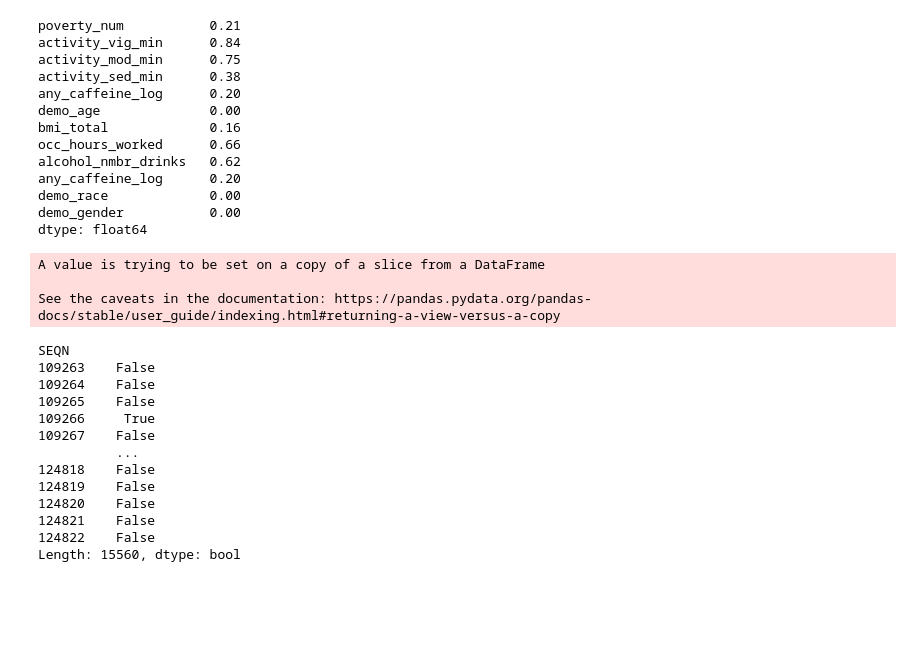
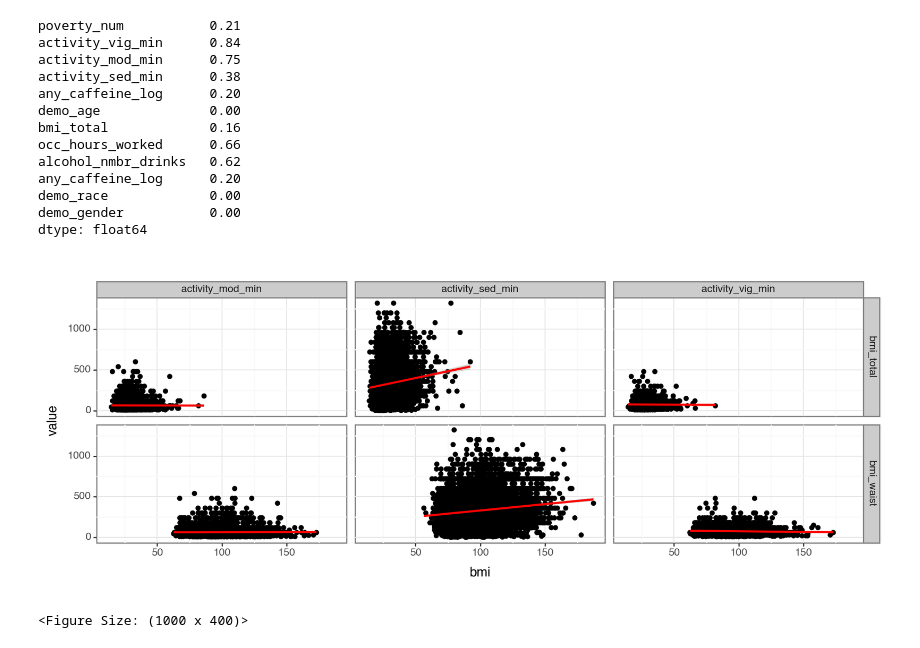
Before and after one commit to mcanearm/YGTBKM, a Jupyter notebook: paper/eda/eda.ipynb, the cells around one changed output. Drawn from its saved outputs; the diff is of its cells as text; code cells hidden in the pictures; blank space fills up the shorter version.

Commit message:
update EDA and data pipeline for paper

```diff
--- a/paper/eda/eda.ipynb
+++ b/paper/eda/eda.ipynb
@@ -198,30 +234,35 @@ any_caffeine_log      0.20
 demo_race             0.00
 demo_gender           0.00
 dtype: float64
-# %%
-# df["alcohol_nmbr_drinks"] = df["alcohol_nmbr_drinks"].fillna(0)
-
-def ex_category(vig_ex, mod_ex, sed_ex):
-    if np.maximum(df["activity_vig_min"], df["activity_mod_min"], df["activity_sed_min"]) == df["activity_vig_min"]:
-        return "vigorous"
-    if np.maximum(df["activity_vig_min"], df["activity_mod_min"], df["activity_sed_min"]) == df["activity_mod_min"]:
-        return "moderate"
-    else:
-        return "sedentary"
-# %% [output]
-A value is trying to be set on a copy of a slice from a DataFrame
-
-See the caveats in the documentation: https://pandas.pydata.org/pandas-docs/stable/user_guide/indexing.html#returning-a-view-versus-a-copy
-SEQN
-109263    False
-109264    False
-109265    False
-109266     True
-109267    False
-          ...
-124818    False
-124819    False
-124820    False
-124821    False
-124822    False
-Length: 15560, dtype: bool
+# %%
+df[["activity_vig_any", "activity_mod_any", "activity_sed_any"]] = (
+    df[["activity_vig_min", "activity_mod_min", "activity_sed_min"]].fillna(0) > 0
+)
+# %%
+bmi_plot_df = (
+    df[
+        [
+            "bmi_total",
+            "bmi_waist",
+            "activity_vig_min",
+            "activity_mod_min",
+            "activity_sed_min",
+        ]
+    ]
+    .melt(id_vars=["bmi_waist", "bmi_total"])
+    .melt(id_vars=["variable", "value"], value_name="bmi", var_name="measure")
+)
+(
+    ggplot(
+        data=bmi_plot_df,
+        mapping=aes(x="bmi", y="value"),
+    )
+    + geom_point()
+    + geom_smooth(color="red")
+    + facet_grid("measure~variable", scales="free_y")
+    + theme_bw()
+    + theme(figure_size=(10, 4))
+)
+# %% [output]
+[figure, added]
+<Figure Size: (1000 x 400)>
```
Also changed, not shown: parts of 6 cells of this notebook, 1 other file.
